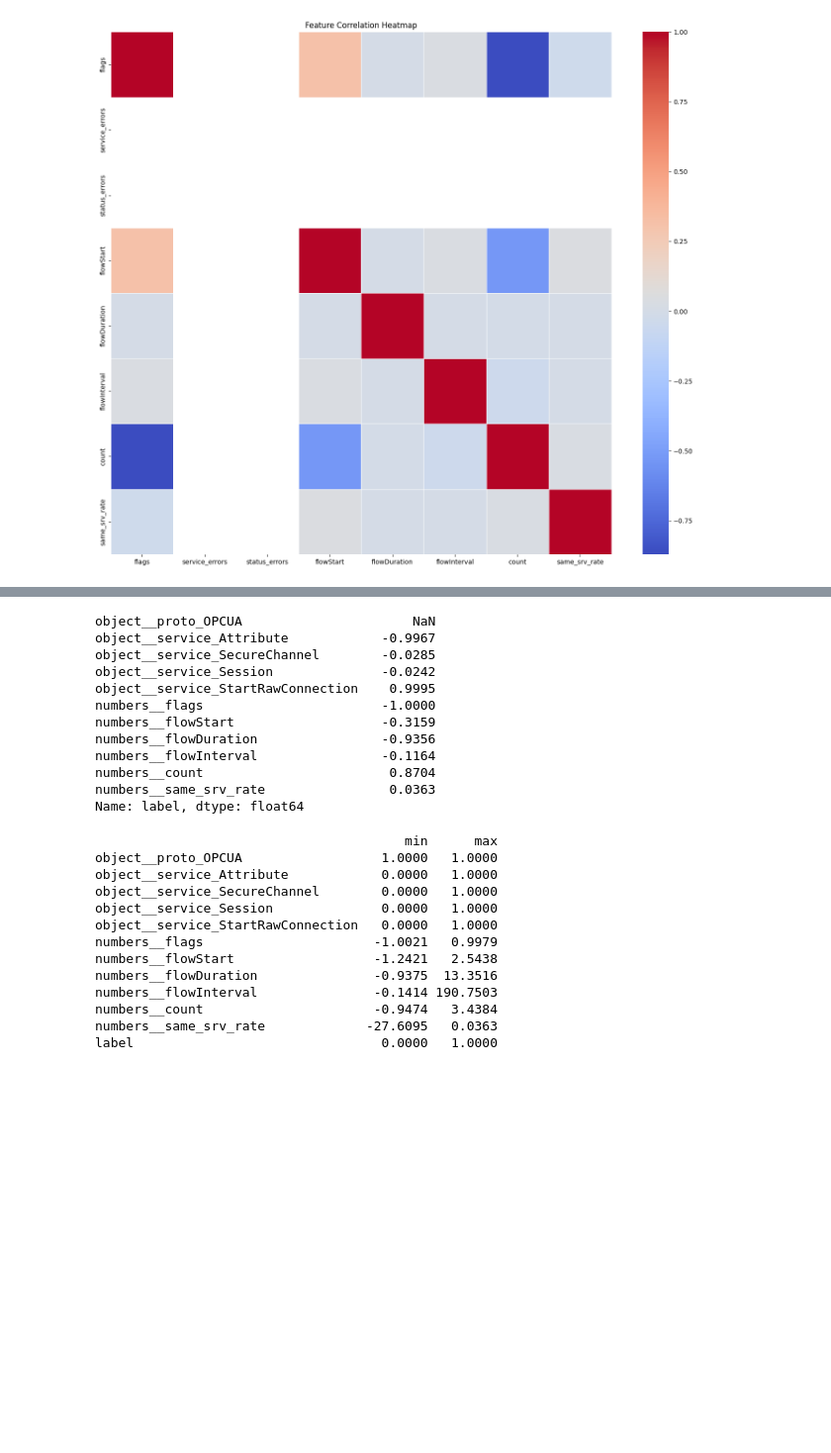
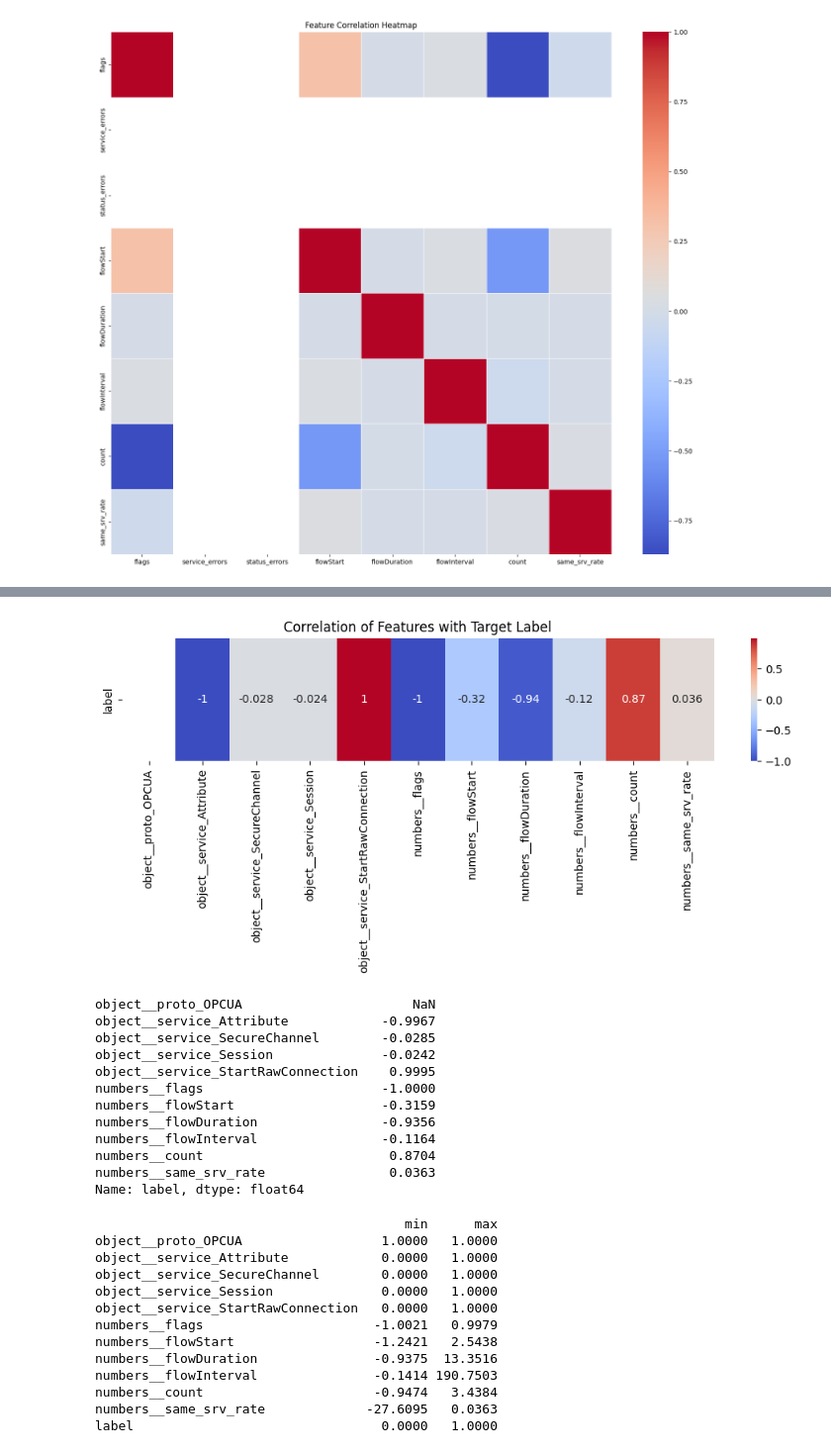
Before and after one commit to ChristopherZinati/483-final-project, a Jupyter notebook: OPCUA_notebook.ipynb, the cells around one changed output, grey strips where cells are left out. Shown at 99% size. Cells and saved outputs as stored; diff of their text form; code cells hidden in the pictures; blank space fills up the shorter version.

```diff
--- a/OPCUA_notebook.ipynb
+++ b/OPCUA_notebook.ipynb
@@ -338,8 +347,16 @@ X_test_encoded_df = pd.DataFrame(X_test_encoded, columns=encoded_feature_names,
 X_test_encoded_df['label'] = y_test
 # %%
 correlations_with_label = X_train_encoded_df.corr(numeric_only=True)['label'].drop('label')
+corr_df = correlations_with_label.to_frame().T
+plt.figure(figsize=(12,2))
+sns.heatmap(corr_df, annot = True, cmap = 'coolwarm', center = 0, cbar = True)
+plt.title('Correlation of Features with Target Label')
+plt.tight_layout()
+plt.savefig('correlation_with_label.png', dpi = 300, bbox_inches = 'tight')
+plt.show()
 print(correlations_with_label)
 # %% [output]
+[figure, added]
 object__proto_OPCUA                      NaN
 object__service_Attribute            -0.9967
 object__service_SecureChannel        -0.0285
```
Also changed, not shown: parts of 8 cells of this notebook, 7 other files.
